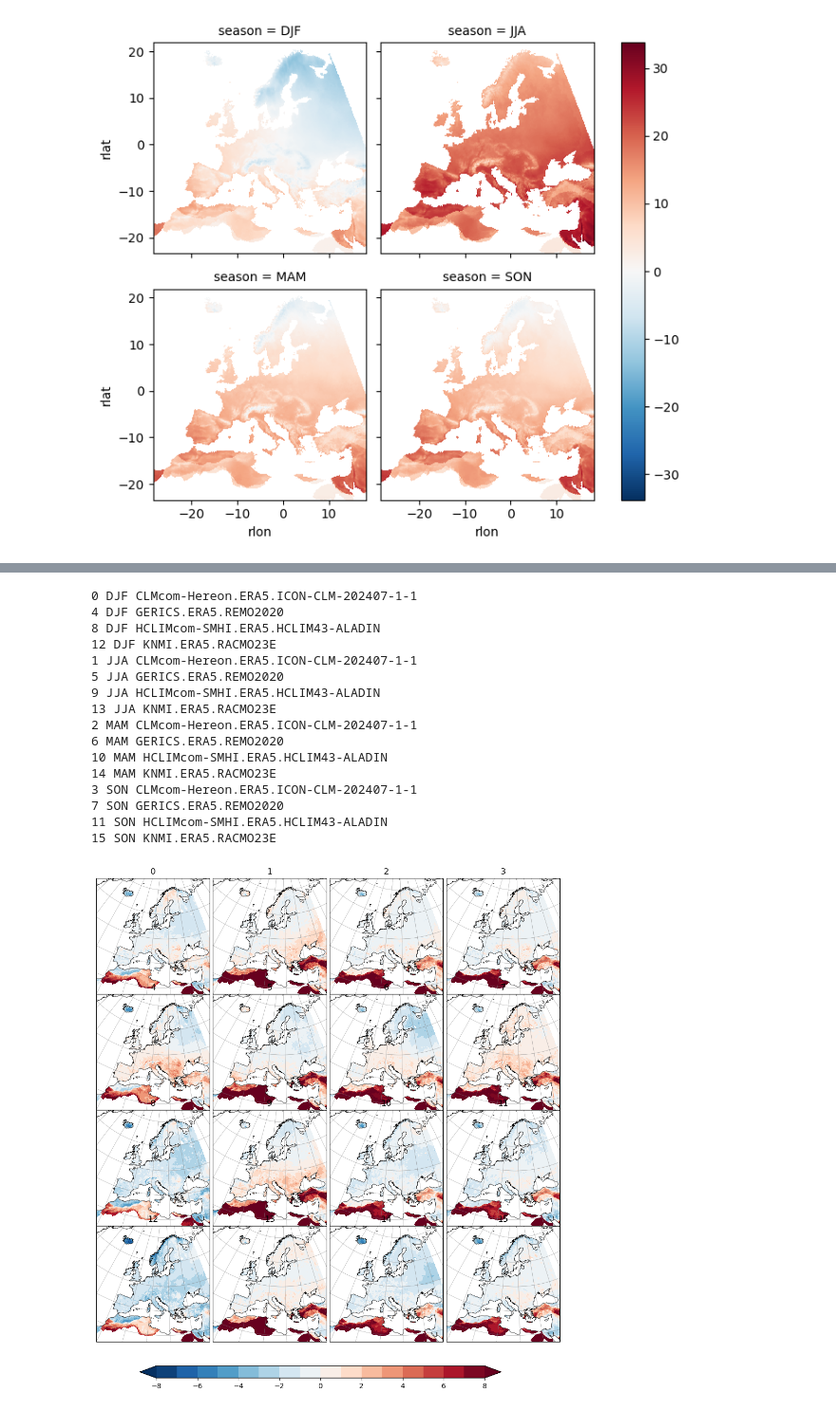
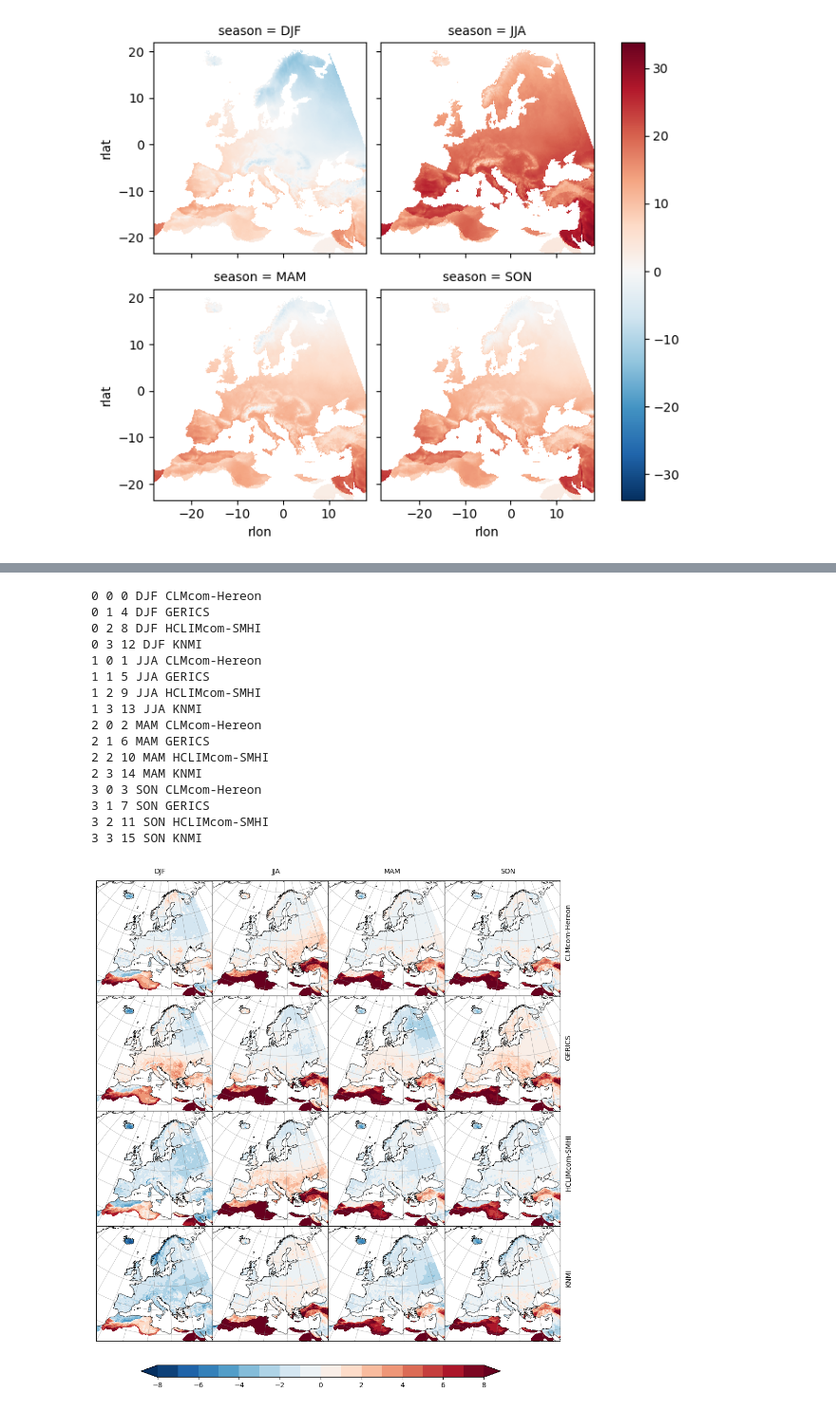
Before and after one commit to larsbuntemeyer/joint-evaluation, a Jupyter notebook: eval-book/eobs.ipynb, the cells around one changed output, grey strips where cells are left out. Shown at 95% size. Cells and saved outputs as stored; diff of their text form; code cells hidden in the pictures.

Commit message:
update subplots

```diff
--- a/eval-book/eobs.ipynb
+++ b/eval-book/eobs.ipynb
@@ -172,7 +172,7 @@ diffs = {
 }
 seasonal_bias = xr.concat(
     list(diffs.values()),
-    dim=xr.DataArray(list(map(short_iid, diffs.keys())), dims="dset_id"),
+    dim=xr.DataArray(list(map(lambda x: short_iid(x, ["institution_id"]), diffs.keys())), dims="dset_id"),
     compat="override",
     coords="minimal",
 )
@@ -185,11 +185,15 @@ seasonal_bias.tas.plot(col="season", row="dset_id", vmin=-8, vmax=8, cmap="RdBu_
 import matplotlib.pyplot as plt
 import numpy as np
 from cartopy import crs as ccrs
+from cartopy.mpl.gridliner import LONGITUDE_FORMATTER, LATITUDE_FORMATTER
+from cartopy.mpl.ticker import LatitudeFormatter, LongitudeFormatter
 
 ds = seasonal_bias
 
 nrows = ds.dset_id.size
 ncols = ds.season.size
+
+aspect = ds.cf.dims["Y"] / ds.cf.dims["X"]
 
 # ds = diffs.where(~diffs.isnull(), drop=True)
 tas = ds.tas
@@ -210,7 +214,10 @@ fig, axs = plt.subplots(
     sharex=True,
     sharey=True,
     gridspec_kw={"wspace": 0, "hspace": 0},
+  #  aspect_ratio=0.97,
 )
+
+#plt.subplots_adjust(wspace=0, hspace=0)
 
 # axs is a 2 dimensional array of `GeoAxes`.  We will flatten it into a 1-D array
 axs = axs.flatten()
@@ -219,7 +226,7 @@ axs = axs.flatten()
 for i, season in enumerate(ds.season.values):
     for j, dset_id in enumerate(ds.dset_id.values):
         pos = i + j * ncols
-        print(pos, season, dset_id)
+        print(i, j, pos, season, dset_id)
         # Select the week 1 forecast from the specified model
         data = ds.tas.isel(season=i, dset_id=j)
 
@@ -240,64 +247,82 @@ for i, season in enumerate(ds.season.values):
             cmap="RdBu_r",
         )
 
-        axs[pos].set_aspect("equal")
+        #if i == 3:
+        #    axs[pos].set_ylabel(dset_id)
+
+        axs[pos].set_aspect(round(aspect, 3))
 
         # Title each subplot with the name of the model
-        axs[pos].set_title(pos)
+        #axs[pos].set_title(pos)
 
         # Draw the coastines for each subplot
         axs[pos].coastlines(resolution="50m", color="black", linewidth=0.5)
 
-        axs[pos].gridlines(
+        gl = axs[pos].gridlines(
             draw_labels=False,
             linewidth=0.3,
             color="gray",
             xlocs=range(-180, 180, 10),
             ylocs=range(-90, 90, 10),
         )
-        # axs[pos].xaxis.set_tick_position('bottom')
-        # axs[pos].yaxis.set_tick_position('left')
+
+        #axs[pos].xaxis.set_tick_position('bottom')
+        #axs[pos].yaxis.set_tick_position('left')
 
         # Longitude labels
-        # if j == 0:
+        # https://stackoverflow.com/questions/35479508/cartopy-set-xlabel-set-ylabel-not-ticklabels
+        if i == 3:
+             axs[pos].text(1.1, 0.55, dset_id, va='bottom', ha='center',
+                       rotation='vertical', rotation_mode='anchor',
+                       transform=axs[pos].transAxes)
+        if j == 0:
+             axs[pos].text(0.55, 1.05, season, va='bottom', ha='center',
+                       rotation='horizontal', rotation_mode='anchor',
+                       transform=axs[pos].transAxes)
+        #if i == 0:
+            #axs[pos].set_title(season)
         #    axs[pos].set_xlabel(dset_id)
         #    axs[pos].set_xticks(range(-180, 180, 10), crs=ccrs.PlateCarree())
         # lon_formatter = cticker.LongitudeFormatter()
         # axs[i].xaxis.set_major_formatter(lon_formatter)
+        lon_formatter = LongitudeFormatter(zero_direction_label=True)
+        lat_formatter = LatitudeFormatter()
+        axs[pos].xaxis.set_major_formatter(lon_formatter)
+        axs[pos].yaxis.set_major_formatter(lat_formatter)
 
         # # Latitude labels
         # axs[pos].set_yticks(range(-90, 90, 10), crs=ccrs.PlateCarree())
         # lat_formatter = cticker.LatitudeFormatter()
         # axs[i].yaxis.set_major_formatter(lat_formatter)
 
 # plt.subplots_adjust(wspace=0, hspace=0)
 
 # Adjust the location of the subplots on the page to make room for the colorbar
 # fig.subplots_adjust(bottom=0.1, top=0.9, left=0.1, right=0.9, wspace=0.08, hspace=0.08)
 
 # Add a colorbar axis at the bottom of the graph
 cbar_ax = fig.add_axes([0.2, 0.05, 0.6, 0.02])
 
 # Draw the colorbar
 cbar = fig.colorbar(cs, cax=cbar_ax, orientation="horizontal")
 
 # Add a big title at the top
 # plt.suptitle('SubX Week 1 2m Temperature Anomalies ($^\circ$C): Apr 16, 2020 Initialized Forecasts')
 # %% [output]
-0 DJF CLMcom-Hereon.ERA5.ICON-CLM-202407-1-1
-4 DJF GERICS.ERA5.REMO2020
-8 DJF HCLIMcom-SMHI.ERA5.HCLIM43-ALADIN
-12 DJF KNMI.ERA5.RACMO23E
-1 JJA CLMcom-Hereon.ERA5.ICON-CLM-202407-1-1
-5 JJA GERICS.ERA5.REMO2020
-9 JJA HCLIMcom-SMHI.ERA5.HCLIM43-ALADIN
-13 JJA KNMI.ERA5.RACMO23E
-2 MAM CLMcom-Hereon.ERA5.ICON-CLM-202407-1-1
-6 MAM GERICS.ERA5.REMO2020
-10 MAM HCLIMcom-SMHI.ERA5.HCLIM43-ALADIN
-14 MAM KNMI.ERA5.RACMO23E
-3 SON CLMcom-Hereon.ERA5.ICON-CLM-202407-1-1
-7 SON GERICS.ERA5.REMO2020
-11 SON HCLIMcom-SMHI.ERA5.HCLIM43-ALADIN
-15 SON KNMI.ERA5.RACMO23E
+0 0 0 DJF CLMcom-Hereon
+0 1 4 DJF GERICS
+0 2 8 DJF HCLIMcom-SMHI
+0 3 12 DJF KNMI
+1 0 1 JJA CLMcom-Hereon
+1 1 5 JJA GERICS
+1 2 9 JJA HCLIMcom-SMHI
+1 3 13 JJA KNMI
+2 0 2 MAM CLMcom-Hereon
+2 1 6 MAM GERICS
+2 2 10 MAM HCLIMcom-SMHI
+2 3 14 MAM KNMI
+3 0 3 SON CLMcom-Hereon
+3 1 7 SON GERICS
+3 2 11 SON HCLIMcom-SMHI
+3 3 15 SON KNMI
-[figure, old version]
+[figure, new version]
```
Also changed, not shown: parts of 3 cells of this notebook.
